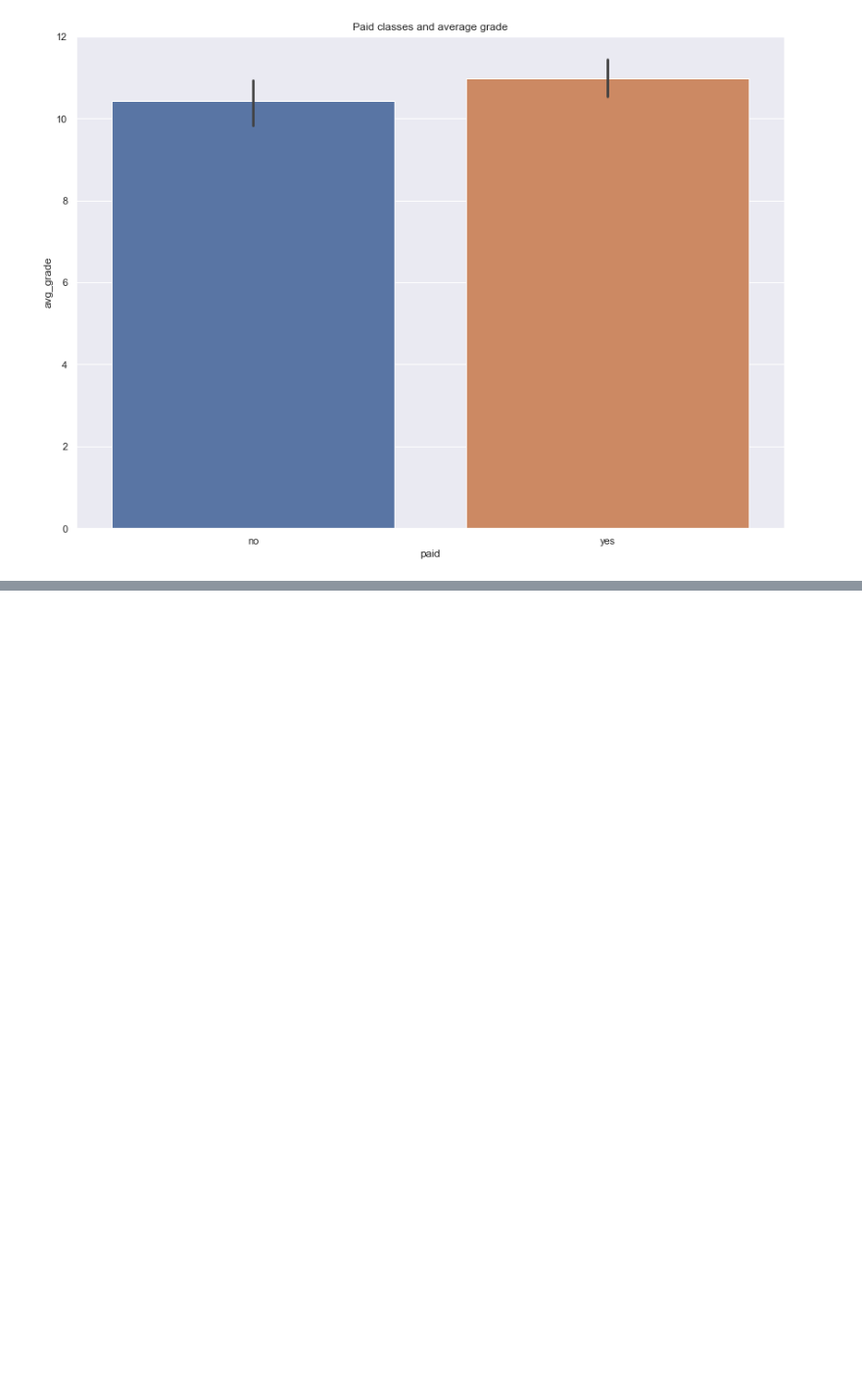
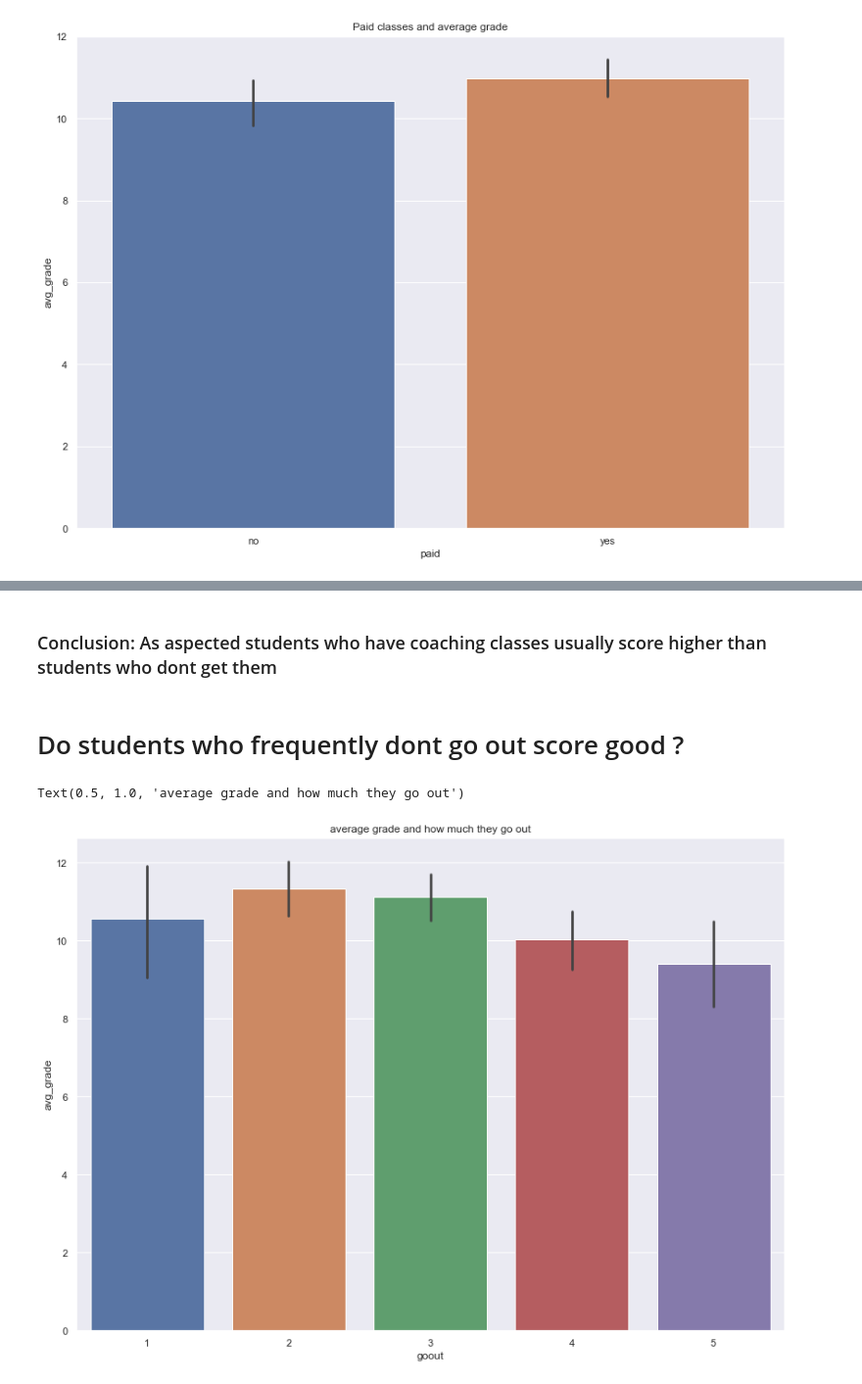
Before and after one commit to Soham2402/EDA, a Jupyter notebook: Student grade analysis/Student_grade_analysis.ipynb, the cells around one changed output, grey strips where cells are left out. Shown: that part at 98% size. Saved outputs shown, nothing was run; the diff lists cells and outputs as text; code cells hidden in the pictures; blank space fills up the shorter version.

Commit message:
Analysed shy students

```diff
--- a/Student grade analysis/Student_grade_analysis.ipynb
+++ b/Student grade analysis/Student_grade_analysis.ipynb
@@ -496,0 +491,11 @@ px.bar_polar(data_frame=new_stud_df,r =  new_stud_df["internet"])
+# %% [markdown]
+### Conclusion: As aspected students who have coaching classes usually score higher than students who dont get them
+# %% [markdown]
+# Do students who frequently dont go out score good ?
+# %%
+plt.figure(figsize=(14,10))
+sns.barplot(x = new_stud_df["goout"],y = new_stud_df["avg_grade"]);
+plt.title("average grade and how much they go out");
+# %% [output]
+Text(0.5, 1.0, 'average grade and how much they go out')
+[figure, added]
```
Also changed, not shown: parts of 15 cells of this notebook.
